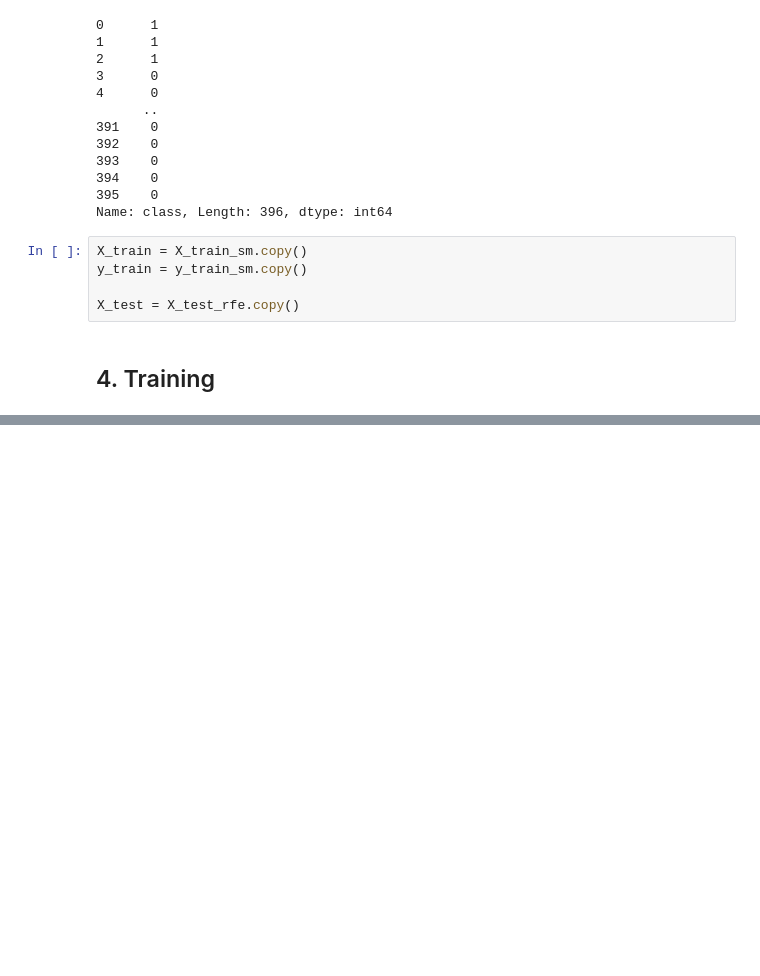
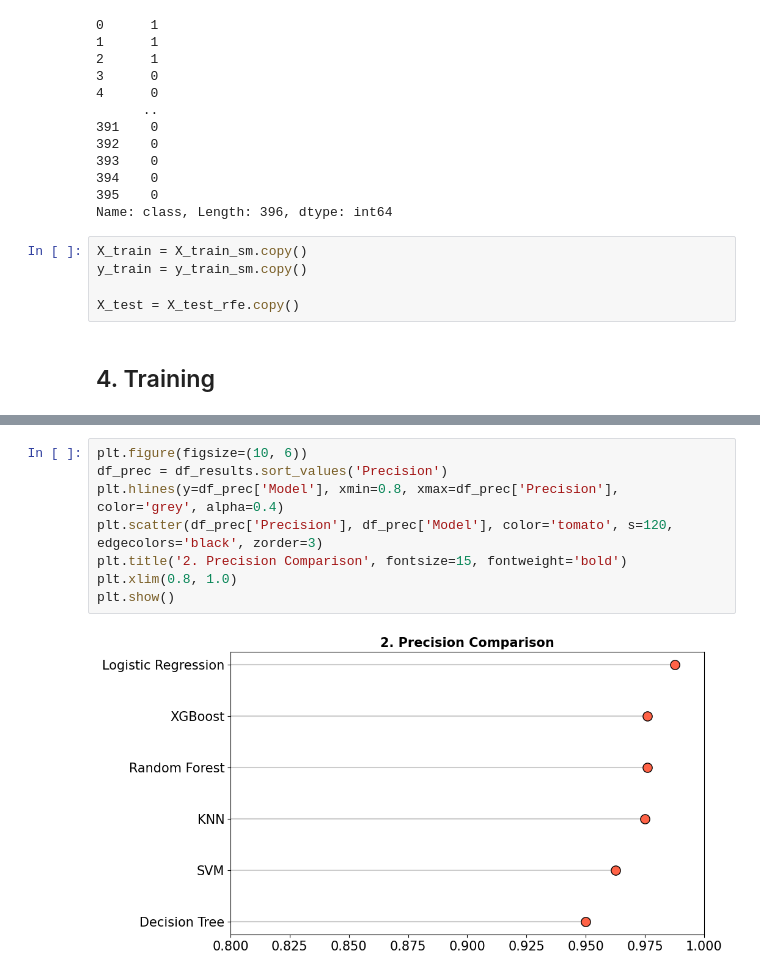
Before and after one commit to khoatran18/project_1_hust, a Jupyter notebook: src/advanced_preprocess_train.ipynb, the cells around one changed output, grey strips where cells are left out. Cells and saved outputs as stored; diff of their text form; blank space fills up the shorter version.

```diff
--- a/src/advanced_preprocess_train.ipynb
+++ b/src/advanced_preprocess_train.ipynb
@@ -479,0 +512,10 @@ Parameters: { "use_label_encoder" } are not used.
+# %%
+plt.figure(figsize=(10, 6))
+df_prec = df_results.sort_values('Precision')
+plt.hlines(y=df_prec['Model'], xmin=0.8, xmax=df_prec['Precision'], color='grey', alpha=0.4)
+plt.scatter(df_prec['Precision'], df_prec['Model'], color='tomato', s=120, edgecolors='black', zorder=3)
+plt.title('2. Precision Comparison', fontsize=15, fontweight='bold')
+plt.xlim(0.8, 1.0)
+plt.show()
+# %% [output]
+[figure, added]
```
Also changed, not shown: parts of 10 cells of this notebook, 7 other files.
